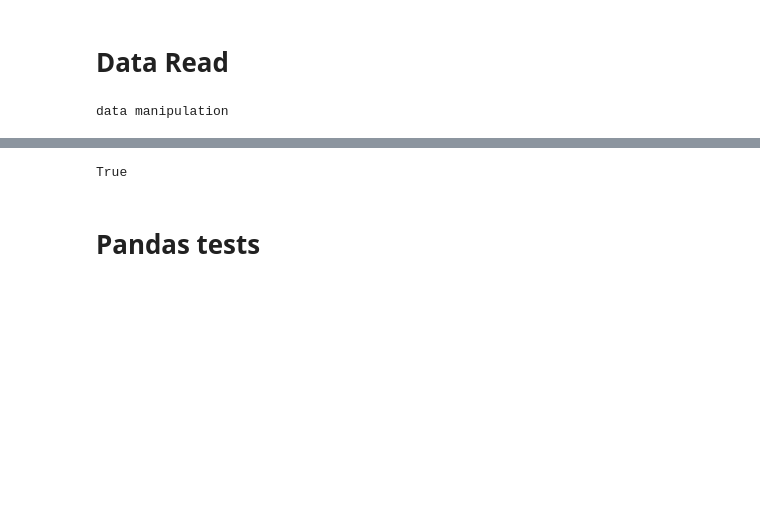
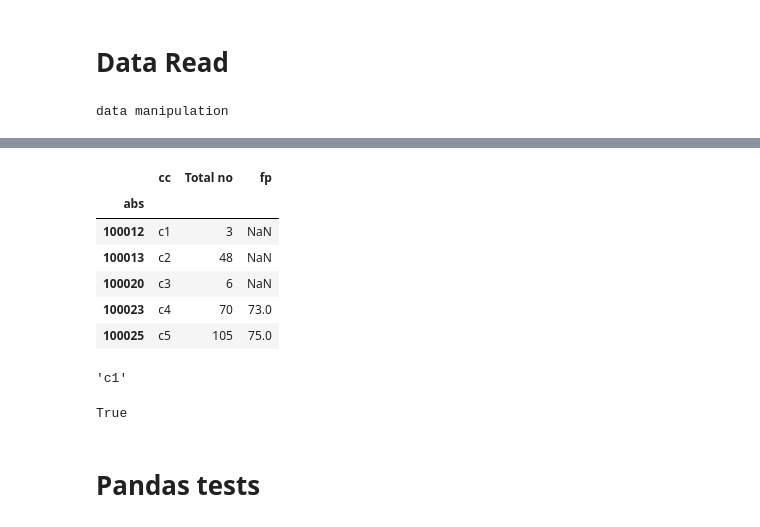
Before and after one commit to davidvela/FL-, a Jupyter notebook: pDev2/FPDL.4.ipynb, the cells around one changed output, grey strips where cells are left out. Saved outputs shown, nothing was run; the diff lists cells and outputs as text; code cells hidden in the pictures; blank space fills up the shorter version.

```diff
--- a/pDev2/FPDL.4.ipynb
+++ b/pDev2/FPDL.4.ipynb
@@ -318,12 +325,27 @@ Counter()
 # %%
 # for ii, (xtb,ytb) in enumerate(get_batches(batch_size) ):
 #     print(ii)
 # dsc = feed_data(dataJJ="", p_abs=False , d_st=True, pand=True, p_col=True)
-len(dst.columns)
+p_abs = False
+index_col=0 if p_abs else 2 #abs=F => 2 == 6D
 col_df = pd.read_csv(COL_DS, index_col=2, sep=',', usecols=[0,1,2,3])
-# col_df
+col_df.head(5)
 # len(dst.columns[3])
-#col_df.iloc[0].name
+# col_df.iloc[0].name
 # col_df.iloc[:1][]
 # dsc
+# %% [output]
+|  | cc | Total no | fp |
+| abs |  |  |  |
+| 100012 | c1 | 3 | NaN |
+| 100013 | c2 | 48 | NaN |
+| 100020 | c3 | 6 | NaN |
+| 100023 | c4 | 70 | 73.0 |
+| 100025 | c5 | 105 | 75.0 |
+# %%
+col_df.loc[100012].cc
+# len(dst.columns)
+# len(col_df)
+# %% [output]
+'c1'
 # %%
```
Also changed, not shown: parts of 9 cells of this notebook, 2 other files.
